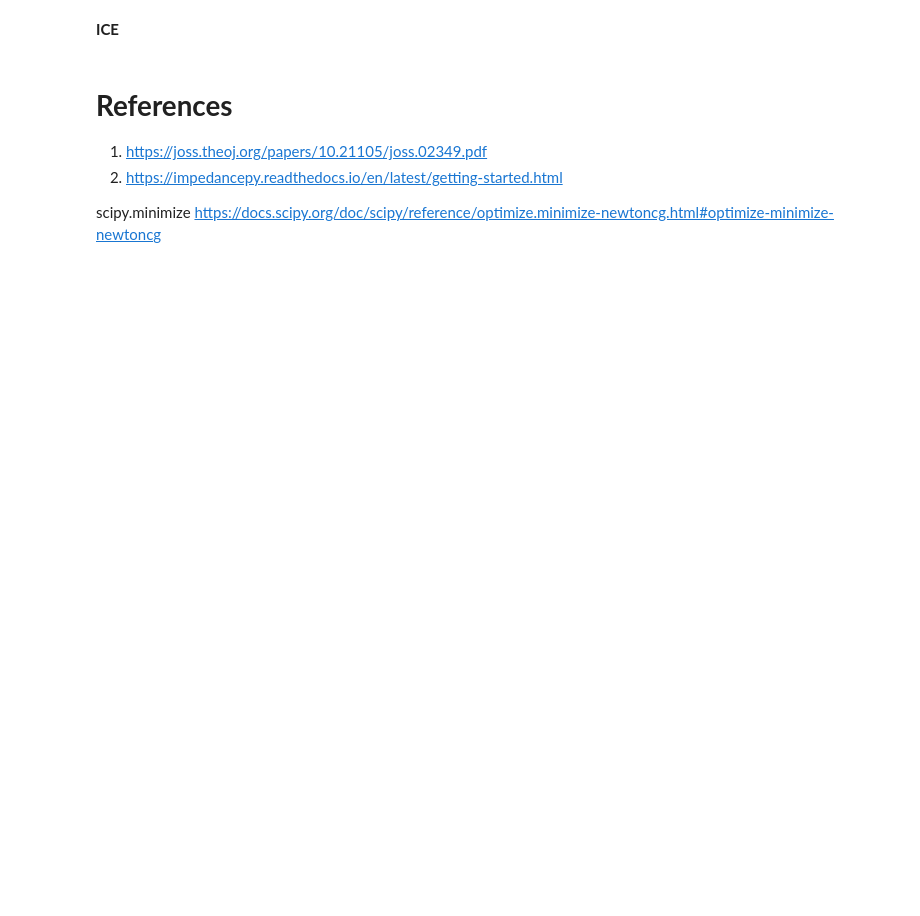
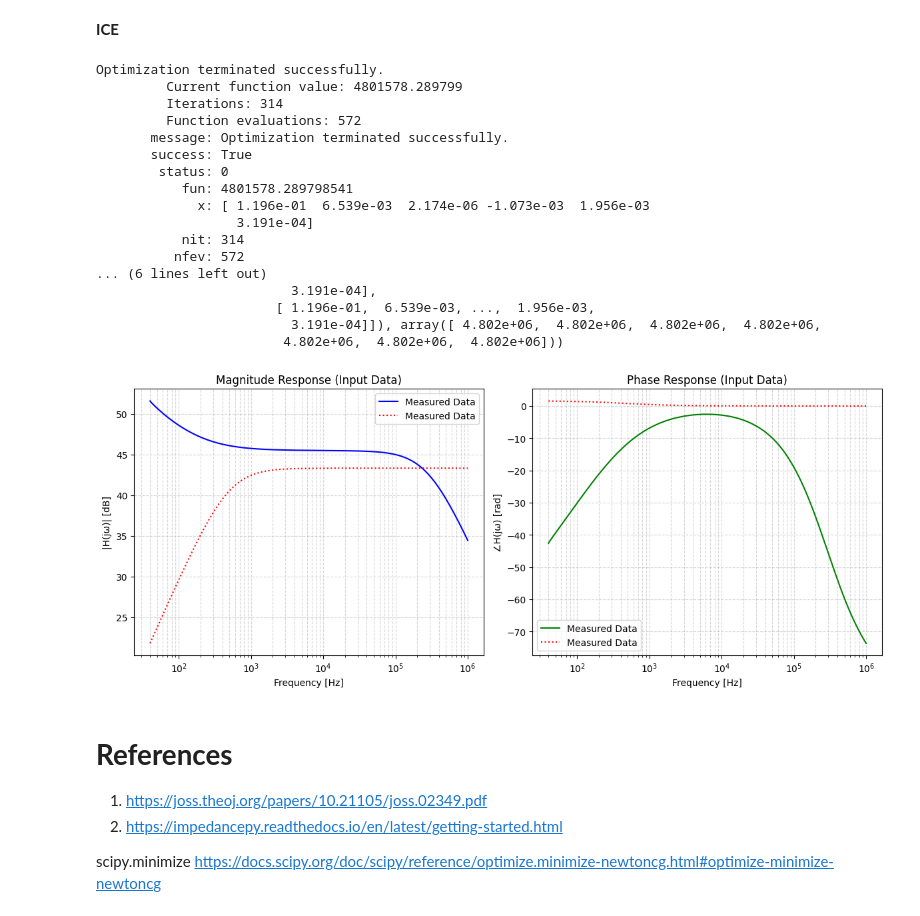
Before and after one commit to EvertonTrentoJR/FittingEIS2orderTF, a Jupyter notebook: coef_minimization_EIS.ipynb, the cells around one changed output. Drawn from its saved outputs; the diff is of its cells as text; code cells hidden in the pictures; blank space fills up the shorter version.

```diff
--- a/coef_minimization_EIS.ipynb
+++ b/coef_minimization_EIS.ipynb
@@ -347,17 +504,36 @@ pltFit(freq, mag_exp['W.csv'], mag_fit_exp_W, phase_exp['W.csv'], phase_fit_exp_
 **ICE**
 # %%
 result_exp_ICE = minimize(
-    loss_function,
+    loss_function_complex,
     initial_guess,
-    args=(freq, mag_exp['ICE.csv'], phase_exp['ICE.csv'], order),
+    args=(freq, magphase_complex_exp['ICE.csv'], order),
     method='Nelder-Mead',
     options={'maxiter': 10000, 'disp': True})
 
 print(result_exp_ICE)
 optimized_params_exp_ICE = result_exp_ICE.x
 
 mag_fit_exp_ICE, phase_fit_exp_ICE = coef2spectrum(optimized_params_exp_ICE,freq,order=order)
 pltFit(freq, mag_exp['ICE.csv'], mag_fit_exp_ICE, phase_exp['ICE.csv'], phase_fit_exp_ICE)
+# %% [output]
+Optimization terminated successfully.
+         Current function value: 4801578.289799
+         Iterations: 314
+         Function evaluations: 572
+       message: Optimization terminated successfully.
+       success: True
+        status: 0
+           fun: 4801578.289798541
+             x: [ 1.196e-01  6.539e-03  2.174e-06 -1.073e-03  1.956e-03
+                  3.191e-04]
+           nit: 314
+          nfev: 572
+... (6 lines left out)
+                         3.191e-04],
+                       [ 1.196e-01,  6.539e-03, ...,  1.956e-03,
+                         3.191e-04]]), array([ 4.802e+06,  4.802e+06,  4.802e+06,  4.802e+06,
+                        4.802e+06,  4.802e+06,  4.802e+06]))
+[figure, added]
 # %% [markdown]
 # **References**
 
```
Also changed, not shown: parts of 12 cells of this notebook.
